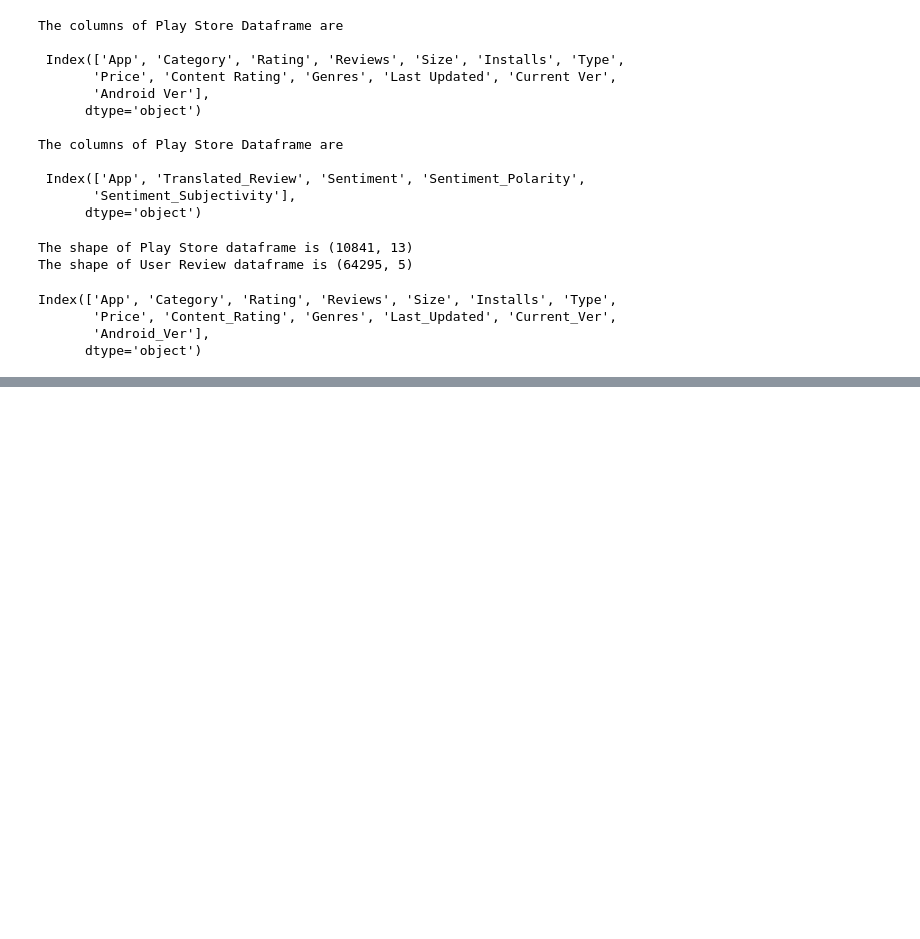
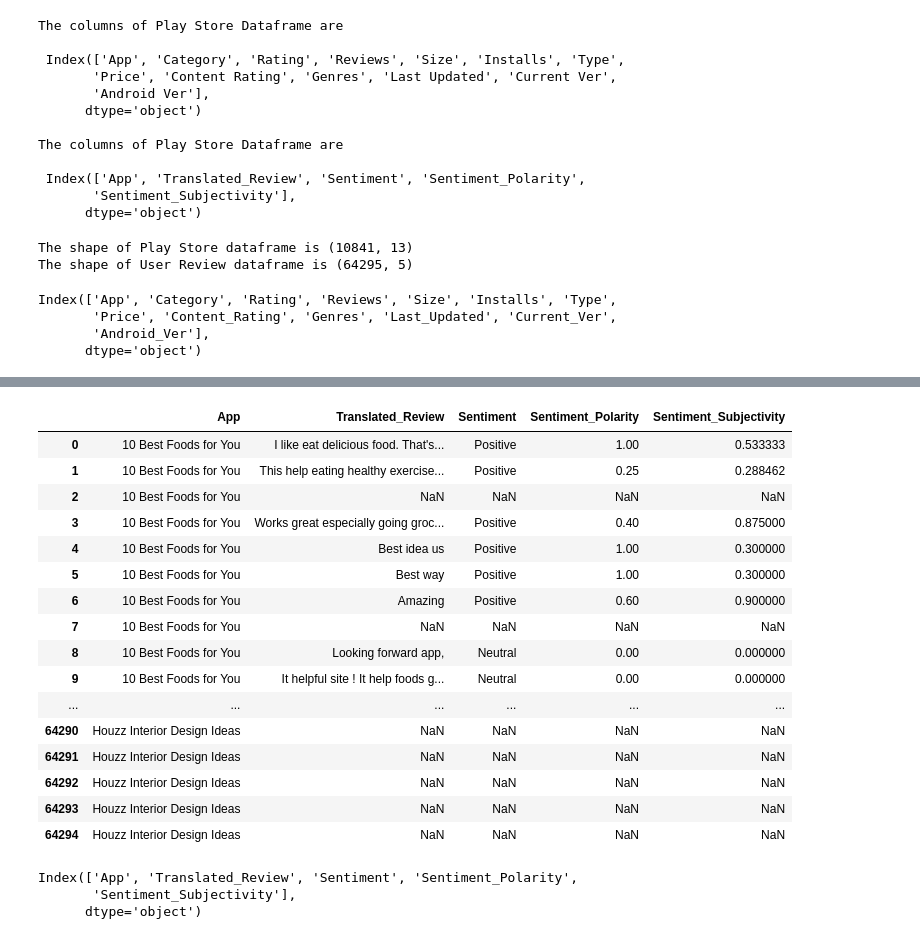
Before and after one commit to techfreakydeepak/EDA_PLAYSTORE_APP_REVIEW_ANALYSIS, a Jupyter notebook: EDA_PLAYSTORE_APP_REVIEW_ANALYSIS.ipynb, the cells around one changed output, grey strips where cells are left out. Saved outputs shown, nothing was run; the diff lists cells and outputs as text; code cells hidden in the pictures; blank space fills up the shorter version.

```diff
--- a/EDA_PLAYSTORE_APP_REVIEW_ANALYSIS.ipynb
+++ b/EDA_PLAYSTORE_APP_REVIEW_ANALYSIS.ipynb
@@ -90,0 +169,23 @@ Index(['App', 'Category', 'Rating', 'Reviews', 'Size', 'Installs', 'Type',
+# %%
+# print the 10 head and 10 row of Play Store dataframe
+
+concat_UserReview = pd.concat([df_reviews.head(10),df_reviews.tail(10)])
+concat_UserReview
+# %% [output]
+|  | App | Translated_Review | Sentiment | Sentiment_Polarity | Sentiment_Subjectivity |
+| 0 | 10 Best Foods for You | I like eat delicious food. That's... | Positive | 1.00 | 0.533333 |
+| 1 | 10 Best Foods for You | This help eating healthy exercise... | Positive | 0.25 | 0.288462 |
+| 2 | 10 Best Foods for You | NaN | NaN | NaN | NaN |
+| 3 | 10 Best Foods for You | Works great especially going groc... | Positive | 0.40 | 0.875000 |
+| 4 | 10 Best Foods for You | Best idea us | Positive | 1.00 | 0.300000 |
+| 5 | 10 Best Foods for You | Best way | Positive | 1.00 | 0.300000 |
+| 6 | 10 Best Foods for You | Amazing | Positive | 0.60 | 0.900000 |
+| 7 | 10 Best Foods for You | NaN | NaN | NaN | NaN |
+| 8 | 10 Best Foods for You | Looking forward app, | Neutral | 0.00 | 0.000000 |
+| 9 | 10 Best Foods for You | It helpful site ! It help foods g... | Neutral | 0.00 | 0.000000 |
+| ... | ... | ... | ... | ... | ... |
+| 64290 | Houzz Interior Design Ideas | NaN | NaN | NaN | NaN |
+| 64291 | Houzz Interior Design Ideas | NaN | NaN | NaN | NaN |
+| 64292 | Houzz Interior Design Ideas | NaN | NaN | NaN | NaN |
+| 64293 | Houzz Interior Design Ideas | NaN | NaN | NaN | NaN |
+| 64294 | Houzz Interior Design Ideas | NaN | NaN | NaN | NaN |
@@ -90,0 +196,6 @@ Index(['App', 'Category', 'Rating', 'Reviews', 'Size', 'Installs', 'Type',
+# %%
+df_reviews.columns
+# %% [output]
+Index(['App', 'Translated_Review', 'Sentiment', 'Sentiment_Polarity',
+       'Sentiment_Subjectivity'],
+      dtype='object')
```
Also changed, not shown: parts of 19 cells of this notebook.
